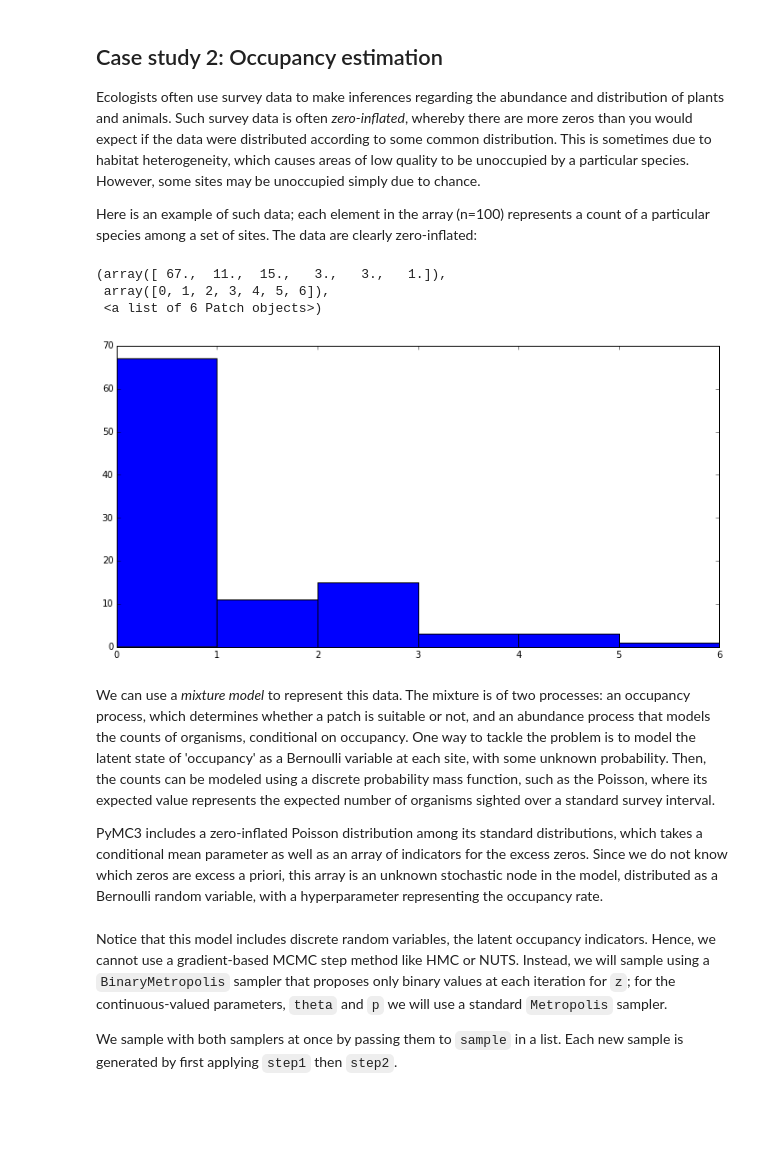
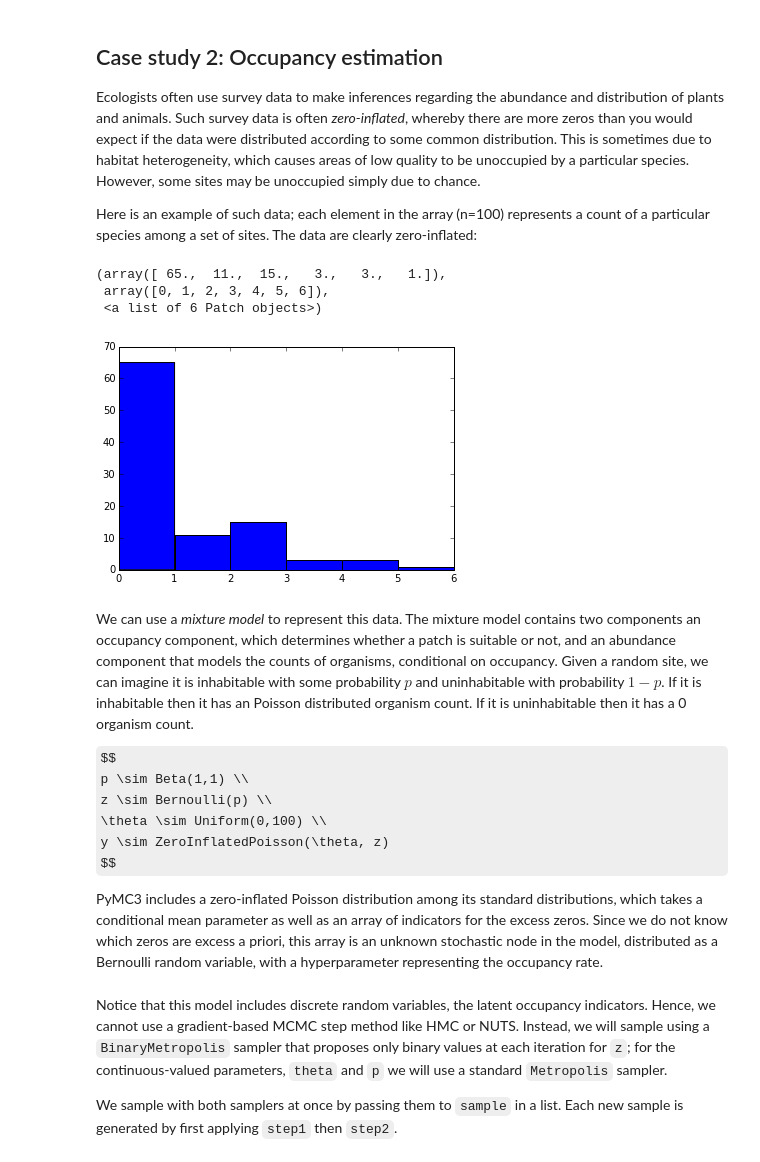
Before and after one commit to pymc-devs/uq_chapter, a Jupyter notebook: reference/UQ Handbook Chapter.ipynb, the cells around one changed output. Drawn from its saved outputs; the diff is of its cells as text; code cells hidden in the pictures; some formulas as TeX source; blank space fills up the shorter version.

```diff
--- a/reference/UQ Handbook Chapter.ipynb
+++ b/reference/UQ Handbook Chapter.ipynb
@@ -375,20 +390,32 @@ Ecologists often use survey data to make inferences regarding the abundance and
 
 Here is an example of such data; each element in the array (n=100) represents a count of a particular species among a set of sites. The data are clearly zero-inflated:
 # %%
-y = np.array([0, 2, 1, 0, 4, 2, 0, 0, 0, 0, 0, 0, 0, 0, 0, 0, 0, 6, 0, 0, 0, 2, 1,
+y = np.ma.masked_values([0, 2, 1, 0, 4, 2, 0, 0, -999, 0, 0, 0, 0, 0, -999, 0, 0, 6, 0, 0, 0, 2, 1,
        2, 0, 0, 0, 1, 0, 0, 0, 4, 2, 0, 0, 0, 1, 0, 2, 4, 0, 0, 1, 0, 0, 0,
        0, 0, 2, 0, 2, 0, 0, 0, 0, 0, 1, 0, 0, 0, 0, 0, 0, 0, 0, 2, 1, 0, 0,
        0, 0, 3, 0, 2, 0, 1, 2, 2, 2, 2, 3, 0, 0, 0, 0, 1, 0, 3, 1, 0, 0, 0,
-       0, 0, 2, 0, 0, 1, 0, 0])
+       0, 0, 2, 0, 0, 1, 0, 0], value = -999)
+
+x = np.array([0, 1, 1, 0, 2, 1, 0, 2, 0, 0, 0, 0, 0, 0, 0, 0, 0, 3, 0, 0, 0, 1, 1, 1, 0, 0, 0, 1, 0, 0, 0, 2, 1, 0, 0, 0,
+ 1, 0, 1, 2, 0, 0, 1, 0, 0, 0, 0, 0, 1, 0, 1, 0, 0, 0, 0, 0, 1, 0, 0, 0, 0, 0, 0, 0, 0, 1, 1, 0, 0, 0, 0, 2, 0,
+ 1, 0, 1, 1, 1, 1, 1, 2, 0, 0, 0, 0, 1, 0, 2, 1, 0, 0, 0, 0, 0, 1, 0, 0, 1, 0, 0])
+
 
 pl.hist(y, bins=range(7))
 # %% [output]
-(array([ 67.,  11.,  15.,   3.,   3.,   1.]),
+(array([ 65.,  11.,  15.,   3.,   3.,   1.]),
  array([0, 1, 2, 3, 4, 5, 6]),
  <a list of 6 Patch objects>)
-[figure, old version]
+[figure, new version]
 # %% [markdown]
-We can use a *mixture model* to represent this data. The mixture is of two processes: an occupancy process, which determines whether a patch is suitable or not, and an abundance process that models the counts of organisms, conditional on occupancy. One way to tackle the problem is to model the latent state of 'occupancy' as a Bernoulli variable at each site, with some unknown probability. Then, the counts can be modeled using a discrete probability mass function, such as the Poisson, where its expected value represents the expected number of organisms sighted over a standard survey interval.
+We can use a *mixture model* to represent this data. The mixture model contains two components an occupancy component, which determines whether a patch is suitable or not, and an abundance component that models the counts of organisms, conditional on occupancy. Given a random site, we can imagine it is inhabitable with some probability $p$ and uninhabitable with probability $1-p$. If it is inhabitable then it has an Poisson distributed organism count. If it is uninhabitable then it has a 0 organism count.
+
+$$
+  p \sim Beta(1,1) \\
+  z \sim Bernoulli(p) \\
+  \theta \sim Uniform(0,100) \\
+  y \sim ZeroInflatedPoisson(\theta, z)
+$$
 
 PyMC3 includes a zero-inflated Poisson distribution among its standard distributions, which takes a conditional mean parameter as well as an array of indicators for the excess zeros. Since we do not know which zeros are excess a priori, this array is an unknown stochastic node in the model, distributed as a Bernoulli random variable, with a hyperparameter representing the occupancy rate.
 # %%
```
Also changed, not shown: parts of 34 cells of this notebook.
